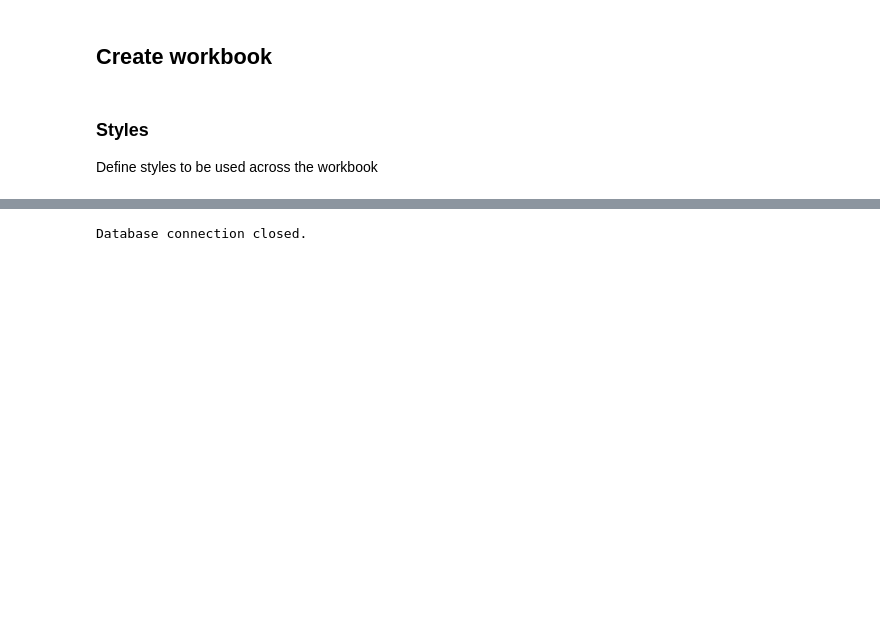
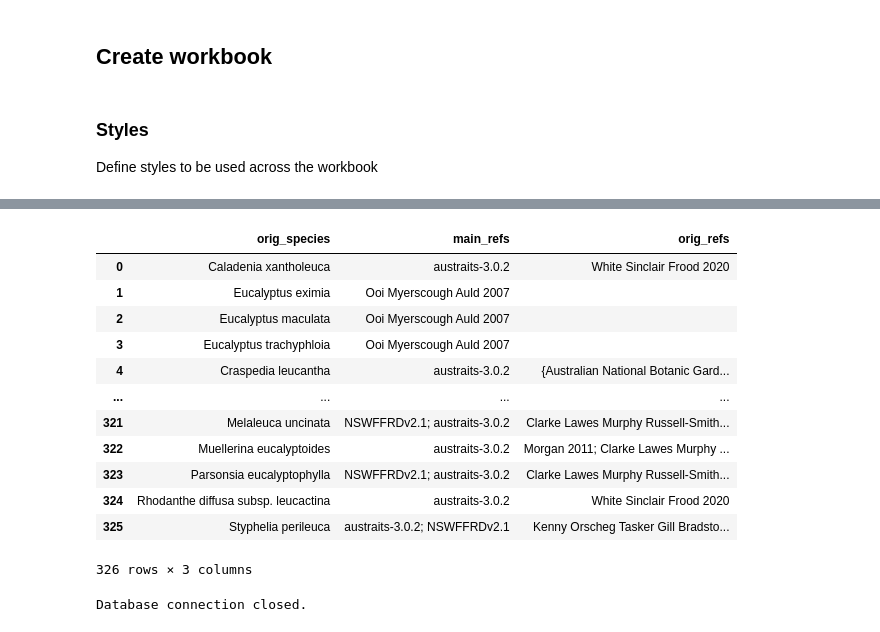
Before and after one commit to ces-unsw-edu-au/fireveg-db-imports, a Jupyter notebook: python/Report-output/Create-xlsx-output-file.ipynb, the cells around one changed output, grey strips where cells are left out. Drawn from its saved outputs; the diff is of its cells as text; code cells hidden in the pictures; blank space fills up the shorter version.

Commit message:
Export with taxonomic information and list of references

```diff
--- a/python/Report-output/Create-xlsx-output-file.ipynb
+++ b/python/Report-output/Create-xlsx-output-file.ipynb
@@ -231,13 +250,30 @@ def summarise_values(x,w):
 # %%
+qry= """
+SELECT "currentScientificName" as spp, "currentScientificNameCode" as sppcode,
+    array_agg(species) as nspp,
+    array_agg(norm_value::text) as val,array_agg(weight) as w,
+    array_agg(main_source) as refs,
+    array_accum(original_sources) as orefs
+
+FROM litrev.{}
+LEFT JOIN species.caps
+ON species_code="speciesCode_Synonym"
+WHERE species ilike '%euca%' and "currentScientificName" is not NULL AND weight>0
+GROUP BY spp,sppcode;
+"""
+
 for trait in ['surv1','surv4','repr2','rect2','disp1','germ1','germ8']:
-    cur.execute("SELECT species,species_code,array_agg(norm_value::text) as val,array_agg(weight) as w from litrev.{} WHERE species ilike '%euca%' GROUP BY species, species_code".format(trait))
+    cur.execute(qry.format(trait))
     res = cur.fetchall()
     df1 = pd.DataFrame(res)
-    col1="%s.v" % trait
-    col2="%s.w" % trait
+    col1="%s.txn" % trait
+    col2="%s.v" % trait
+    col3="%s.w" % trait
+    col4="%s.mref" % trait
+    col5="%s.oref" % trait
 
-    df1=df1.rename(columns={0:"Species",1:"Code",2:col1,3:col2})
-    df1[trait]=df1.apply(lambda row : summarise_values(row[col1],row[col2]), axis = 1)
+    df1=df1.rename(columns={0:"Species",1:"Code",2:col1,3:col2,4:col3,5:col4,6:col5})
+    df1[trait]=df1.apply(lambda row : summarise_values(row[col2],row[col3]), axis = 1)
     if "df" in globals():
         df = pd.merge(df, df1, on = ["Species","Code"], how = "outer").sort_values(by="Species",ascending=[1])
     else:
@@ -287,4 +342,36 @@ for trait in ['repr3','repr3a','repr4',]:
         df = pd.merge(df, df1, on = ["Species","Code"], how = "outer").sort_values(by="Species",ascending=[1])
+# %%
+def unique_taxa(row,slc):
+    ss=[col.find(slc)>0 for col in df.loc[317].index.tolist()]
+    record=row[ss]
+    records=record.values.tolist()
+    valid=list()
+    for x in records:
+        if type(x)==list:
+            valid=valid+x
+    z=list(set(valid))
+    z="; ".join(z)
+    return(z)
+# %%
+
+df['orig_species']=df.apply(lambda row : unique_taxa(row,'txn'), axis = 1)
+df['main_refs']=df.apply(lambda row : unique_taxa(row,'mref'), axis = 1)
+df['orig_refs']=df.apply(lambda row : unique_taxa(row,'oref'), axis = 1)
+df[['orig_species','main_refs','orig_refs']]
+# %% [output]
+|  | orig_species | main_refs | orig_refs |
+| 0 | Caladenia xantholeuca | austraits-3.0.2 | White Sinclair Frood 2020 |
+| 1 | Eucalyptus eximia | Ooi Myerscough Auld 2007 |  |
+| 2 | Eucalyptus maculata | Ooi Myerscough Auld 2007 |  |
+| 3 | Eucalyptus trachyphloia | Ooi Myerscough Auld 2007 |  |
+| 4 | Craspedia leucantha | austraits-3.0.2 | {Australian National Botanic Gard... |
+| ... | ... | ... | ... |
+| 321 | Melaleuca uncinata | NSWFFRDv2.1; austraits-3.0.2 | Clarke Lawes Murphy Russell-Smith... |
+| 322 | Muellerina eucalyptoides | austraits-3.0.2 | Morgan 2011; Clarke Lawes Murphy ... |
+| 323 | Parsonsia eucalyptophylla | NSWFFRDv2.1; austraits-3.0.2 | Clarke Lawes Murphy Russell-Smith... |
+| 324 | Rhodanthe diffusa subsp. leucactina | austraits-3.0.2 | White Sinclair Frood 2020 |
+| 325 | Styphelia perileuca | austraits-3.0.2; NSWFFRDv2.1 | Kenny Orscheg Tasker Gill Bradsto... |
+326 rows × 3 columns
 # %%
 
 ws = wb["Summary"]
```
Also changed, not shown: parts of 12 cells of this notebook.
